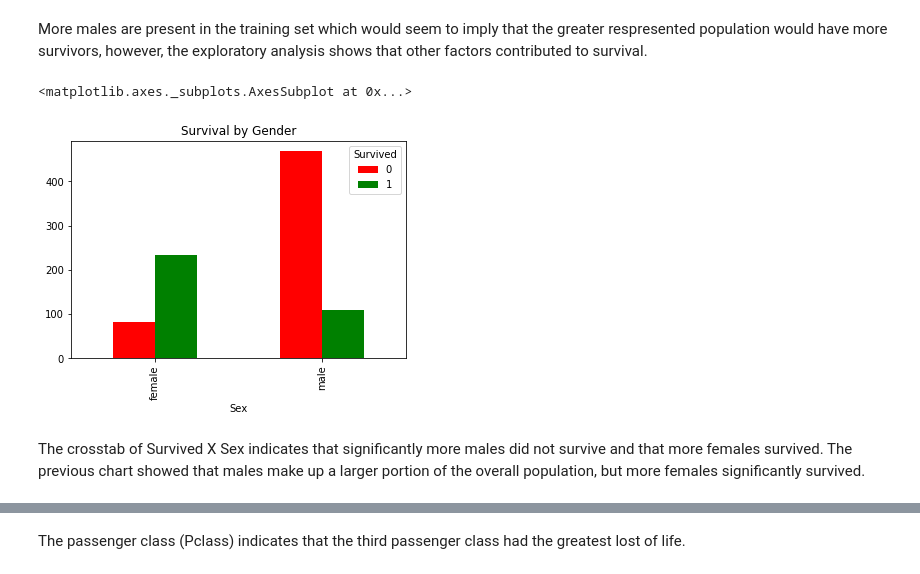
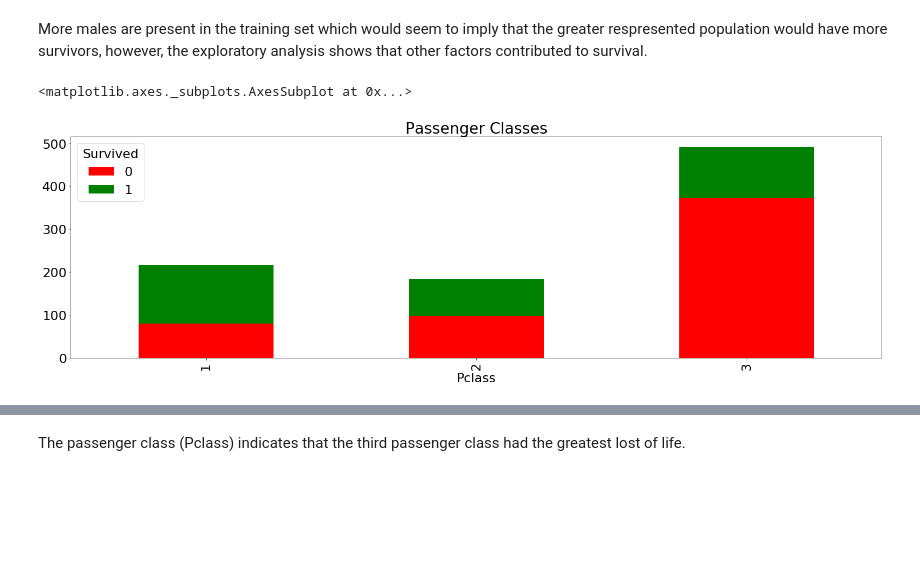
Before and after one commit to bthomas-ds/titanic, a Jupyter notebook: Titanic Challenge.ipynb, the cells around one changed output, grey strips where cells are left out. Cells and saved outputs as stored; diff of their text form; code cells hidden in the pictures; blank space fills up the shorter version.

```diff
--- a/Titanic Challenge.ipynb
+++ b/Titanic Challenge.ipynb
@@ -22 +24,3 @@ import matplotlib
+# %%
+matplotlib.rcParams.update({'font.size': 22})
 # %%
@@ -53,9 +54,7 @@ train['Sex'].value_counts().plot(kind='bar')
 # %% [markdown]
 More males are present in the training set which would seem to imply that the greater respresented population would have more survivors, however, the exploratory analysis shows that other factors contributed to survival.
 # %%
-pd.crosstab(train.Sex, train.Survived).plot(kind='bar', color=['Red', 'Green'], title='Survival by Gender')
+pd.crosstab(train.Pclass, train.Survived).plot(kind='bar', color=['Red', 'Green'], legend=True, title="Passenger Classes", stacked=True, figsize=(25, 7), fontsize=22)
 # %% [output]
 <matplotlib.axes._subplots.AxesSubplot at 0x...>
-[figure, old version]
+[figure, new version]
-# %% [markdown]
-The crosstab of Survived X Sex indicates that significantly more males did not survive and that more females survived. The previous chart showed that males make up a larger portion of the overall population, but more females significantly survived.
```
Also changed, not shown: parts of 25 cells of this notebook.
